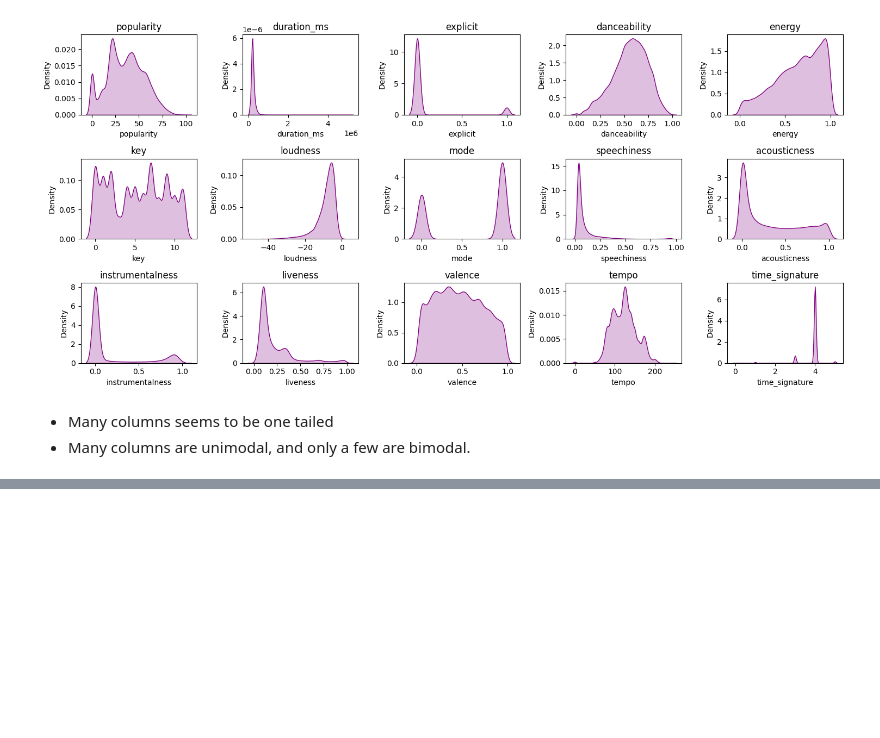
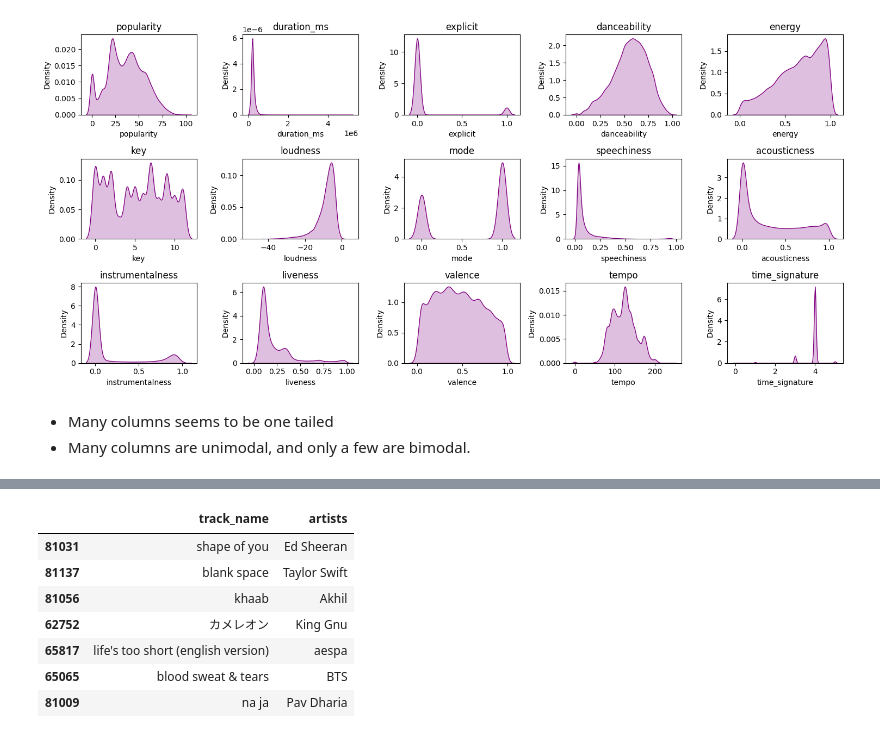
Before and after one commit to rizz045/Songs-Recommendation-System, a Jupyter notebook: Songs_Recommendation_System.ipynb, the cells around one changed output, grey strips where cells are left out. Drawn from its saved outputs; the diff is of its cells as text; code cells hidden in the pictures; blank space fills up the shorter version.

```diff
--- a/Songs_Recommendation_System.ipynb
+++ b/Songs_Recommendation_System.ipynb
@@ -127,7 +177,7 @@ df = df.sort_values(by='popularity', ascending=False)
 
 # removing duplicates
 print(df.shape)
-df.drop_duplicates(subset=['track_name'], keep='first' ,inplace=True)
+df.drop_duplicates(subset=['track_name'],inplace=True)
 print(df.shape)
 # %% [output]
 (113999, 19)
@@ -270,0 +246,50 @@ df.columns
+# %%
+def get_similarities(song_name, data):
+
+    #Getting vectors for the input songs
+    text_array1 = song_vectorizer.transform(data[data['track_name']==song_name]['track_genre']).toarray()
+    num_array1 = data[data['track_name']==song_name].select_dtypes(include=np.number).to_numpy()
+
+    # Storing the similarity for each row of the dataset
+    sim = []
+    for idx, row in data.iterrows():
+        name = row['track_name']
+
+        #getting vector for current song
+        text_array2 = song_vectorizer.transform(data[data['track_name'] == name]['track_genre']).toarray()
+        num_array2 = data[data['track_name']==name].select_dtypes(include=np.number).to_numpy()
+
+        #Calculating the similarities for text as well as numeric features
+        text_sim = cosine_similarity(text_array1, text_array2)[0][0]
+        num_sim = cosine_similarity(num_array1, num_array2)[0][0]
+        sim.append(text_sim + num_sim)
+
+    return sim
+# %%
+def recommend_songs(song_name, data=df):
+    song_name=song_name.lower()  # Converting the given song name into lowercase to avoid most typos
+    #Base case
+    if df[df['track_name'] == song_name].shape[0] == 0:
+        print("This song is either not so popular or you have entered an invalid name\
+        \n Try again with a different song name\n Here is a list of random popular songs that you might like.\n")
+
+        for song in data.sample(n=5)['track_name'].values:
+            print(song)
+        return
+
+    data['similarity_factor'] = get_similarities(song_name, data)
+
+    data.sort_values(by=['similarity_factor', 'popularity'], ascending=[False, False], inplace=True)
+
+    display(data[['track_name', 'artists']][:7])
+# %%
+recommend_songs('Shape of You')
+# %% [output]
+|  | track_name | artists |
+| 81031 | shape of you | Ed Sheeran |
+| 81137 | blank space | Taylor Swift |
+| 81056 | khaab | Akhil |
+| 62752 | カメレオン | King Gnu |
+| 65817 | life's too short (english version) | aespa |
+| 65065 | blood sweat & tears | BTS |
+| 81009 | na ja | Pav Dharia |
```
Also changed, not shown: parts of 26 cells of this notebook.
